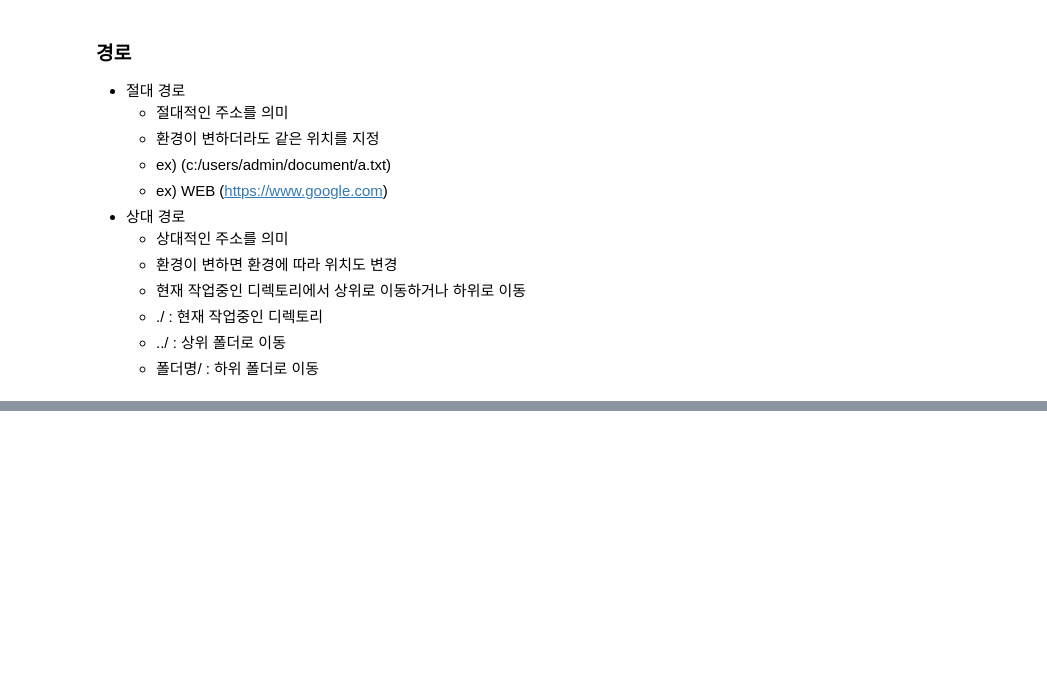
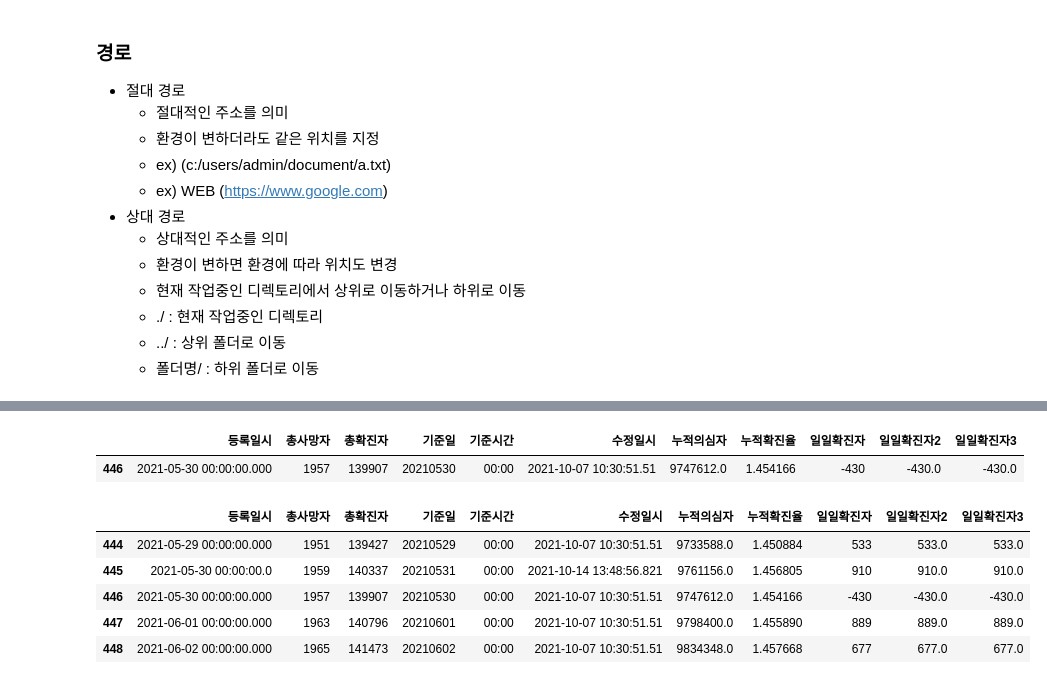
Before and after one commit to jinsongjun/ezen_python, a Jupyter notebook: 231126/02_pandas.ipynb, the cells around one changed output, grey strips where cells are left out. Saved outputs shown, nothing was run; the diff lists cells and outputs as text; code cells hidden in the pictures; blank space fills up the shorter version.

```diff
--- a/231126/02_pandas.ipynb
+++ b/231126/02_pandas.ipynb
@@ -193,0 +288,14 @@ corona2
+# %%
+df.loc[ df['일일확진자'] < 0 ]
+# %% [output]
+|  | 등록일시 | 총사망자 | 총확진자 | 기준일 | 기준시간 | 수정일시 | 누적의심자 | 누적확진율 | 일일확진자 | 일일확진자2 | 일일확진자3 |
+| 446 | 2021-05-30 00:00:00.000 | 1957 | 139907 | 20210530 | 00:00 | 2021-10-07 10:30:51.51 | 9747612.0 | 1.454166 | -430 | -430.0 | -430.0 |
+# %%
+df.loc[444:448]
+# %% [output]
+|  | 등록일시 | 총사망자 | 총확진자 | 기준일 | 기준시간 | 수정일시 | 누적의심자 | 누적확진율 | 일일확진자 | 일일확진자2 | 일일확진자3 |
+| 444 | 2021-05-29 00:00:00.000 | 1951 | 139427 | 20210529 | 00:00 | 2021-10-07 10:30:51.51 | 9733588.0 | 1.450884 | 533 | 533.0 | 533.0 |
+| 445 | 2021-05-30 00:00:00.0 | 1959 | 140337 | 20210531 | 00:00 | 2021-10-14 13:48:56.821 | 9761156.0 | 1.456805 | 910 | 910.0 | 910.0 |
+| 446 | 2021-05-30 00:00:00.000 | 1957 | 139907 | 20210530 | 00:00 | 2021-10-07 10:30:51.51 | 9747612.0 | 1.454166 | -430 | -430.0 | -430.0 |
+| 447 | 2021-06-01 00:00:00.000 | 1963 | 140796 | 20210601 | 00:00 | 2021-10-07 10:30:51.51 | 9798400.0 | 1.455890 | 889 | 889.0 | 889.0 |
+| 448 | 2021-06-02 00:00:00.000 | 1965 | 141473 | 20210602 | 00:00 | 2021-10-07 10:30:51.51 | 9834348.0 | 1.457668 | 677 | 677.0 | 677.0 |
```
Also changed, not shown: parts of 57 cells of this notebook.
